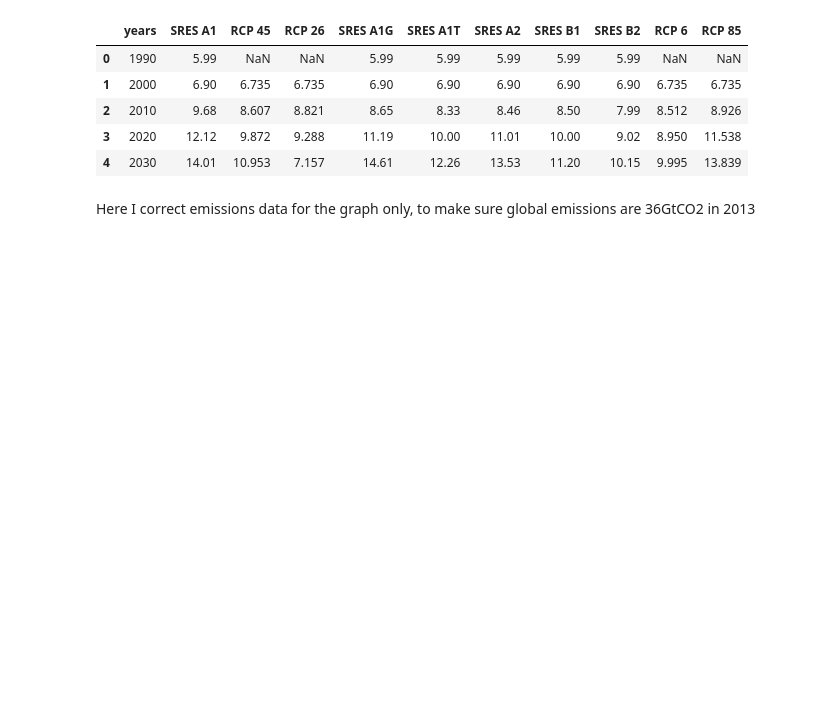
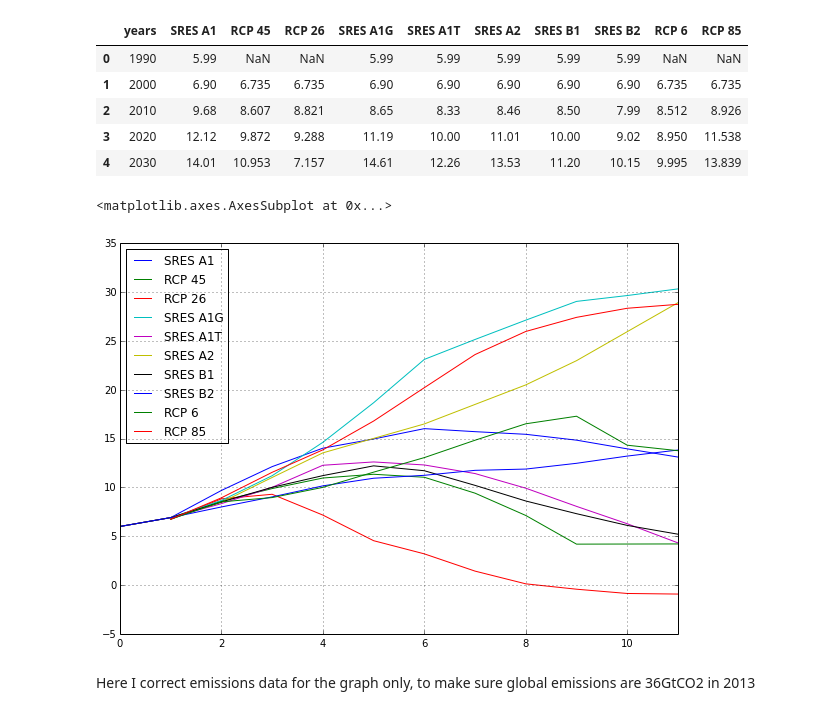
Before and after one commit to julierozz/carbon_intensity, a Jupyter notebook: graphs_for_paper.ipynb, the cells around one changed output. Saved outputs shown, nothing was run; the diff lists cells and outputs as text; code cells hidden in the pictures; blank space fills up the shorter version.

```diff
--- a/graphs_for_paper.ipynb
+++ b/graphs_for_paper.ipynb
@@ -59,6 +73,11 @@ scenario_file.head()
 | 2 | 2010 | 9.68 | 8.607 | 8.821 | 8.65 | 8.33 | 8.46 | 8.50 | 7.99 | 8.512 | 8.926 |
 | 3 | 2020 | 12.12 | 9.872 | 9.288 | 11.19 | 10.00 | 11.01 | 10.00 | 9.02 | 8.950 | 11.538 |
 | 4 | 2030 | 14.01 | 10.953 | 7.157 | 14.61 | 12.26 | 13.53 | 11.20 | 10.15 | 9.995 | 13.839 |
+# %%
+scenario_file.iloc[:,1::].plot(figsize=[10,7])
+# %% [output]
+<matplotlib.axes.AxesSubplot at 0x...>
+[figure, added]
 # %%
 hist_emi=10**(-6)*hist_file["EN_ATM_CO2E_KT"]
 hist_years=hist_file["Year"]
```
Also changed, not shown: parts of 37 cells of this notebook, 3 other files.
